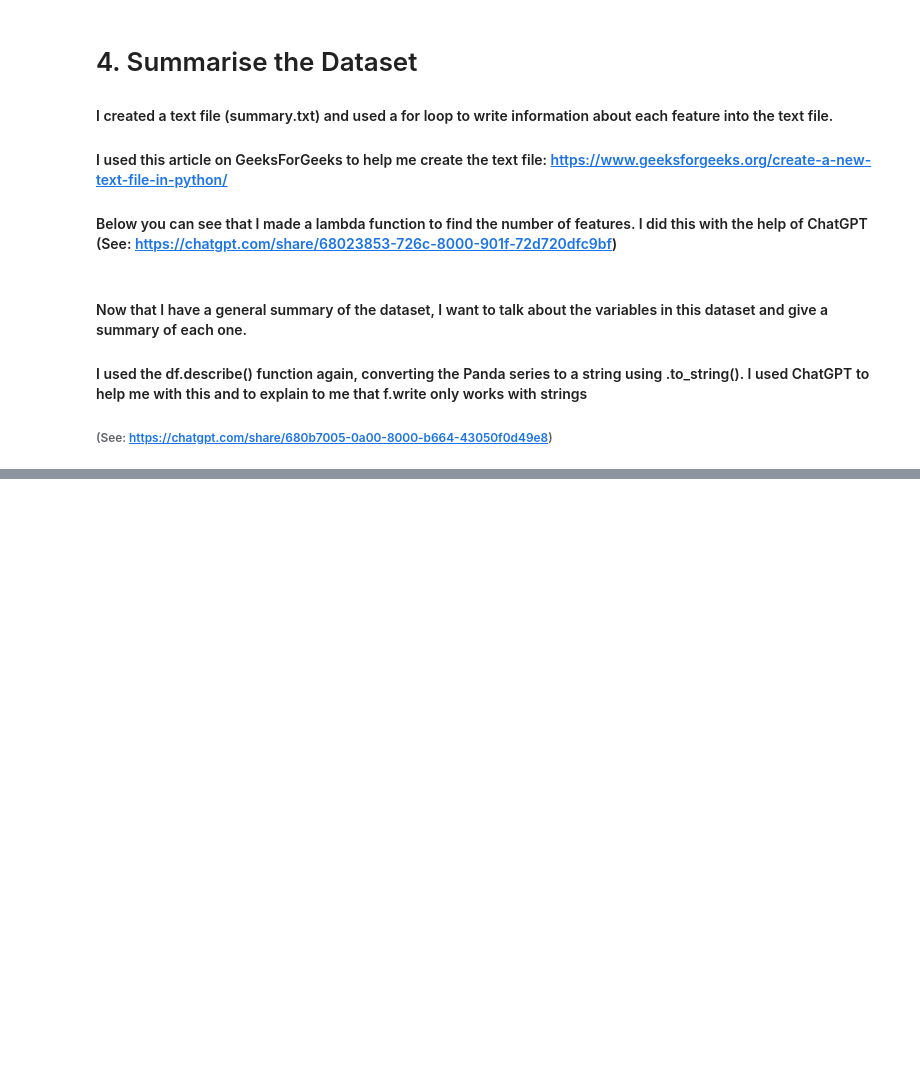
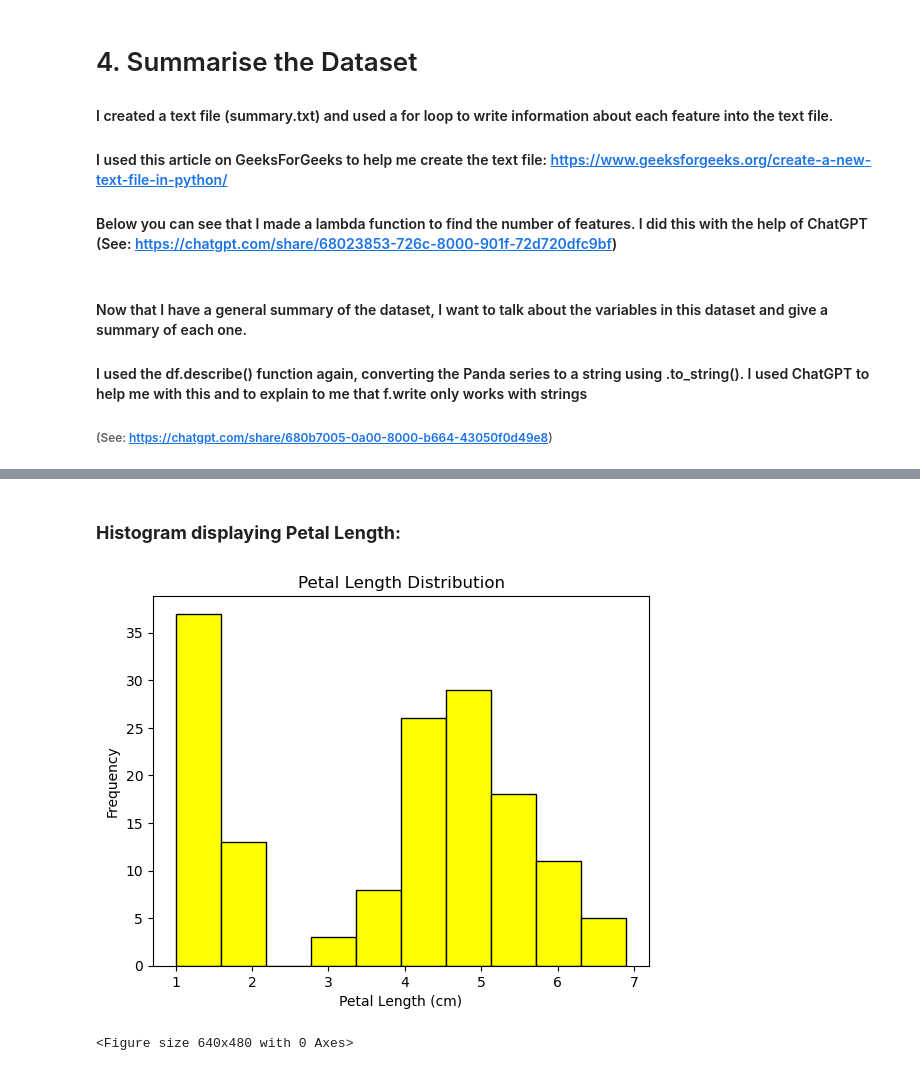
Before and after one commit to zoeharlowe/pands-project, a Jupyter notebook: iris.ipynb, the cells around one changed output, grey strips where cells are left out. Saved outputs shown, nothing was run; the diff lists cells and outputs as text; code cells hidden in the pictures; blank space fills up the shorter version.

```diff
--- a/iris.ipynb
+++ b/iris.ipynb
@@ -174,0 +269,21 @@ with open(SUMMARY_FILE, 'a') as f:
+# %% [markdown]
+### **Histogram displaying Petal Length:**
+# %%
+# Histogram of petal length with set colour customisation and bin width
+plt.hist(petal_length, bins=10, color='yellow', edgecolor='black')
+
+# Add axis labels
+plt.xlabel('Petal Length (cm)')
+plt.ylabel('Frequency')
+
+# Add title
+plt.title('Petal Length Distribution')
+
+# Show
+plt.show()
+
+# Save the histogram to a file
+plt.savefig("petal_length_histogram.png")
+# %% [output]
+[figure, added]
+<Figure size 640x480 with 0 Axes>
```
Also changed, not shown: parts of 11 cells of this notebook, 4 other files.
